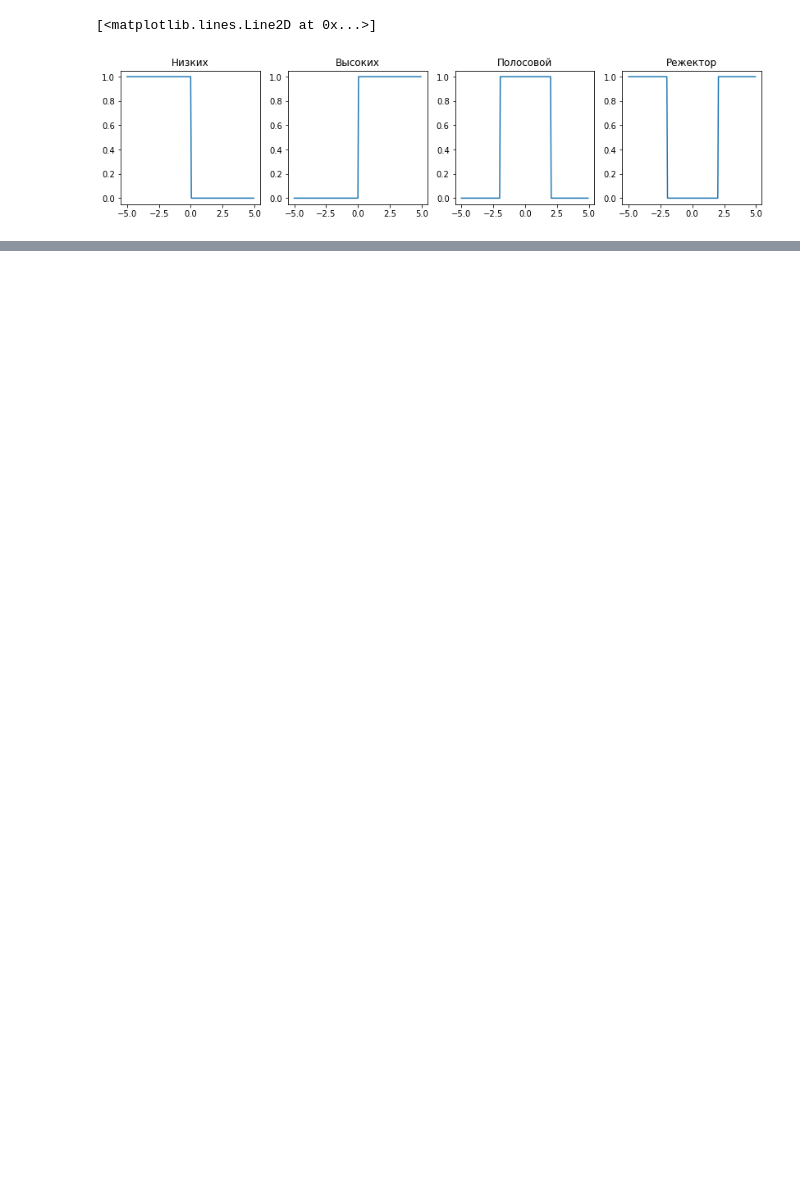
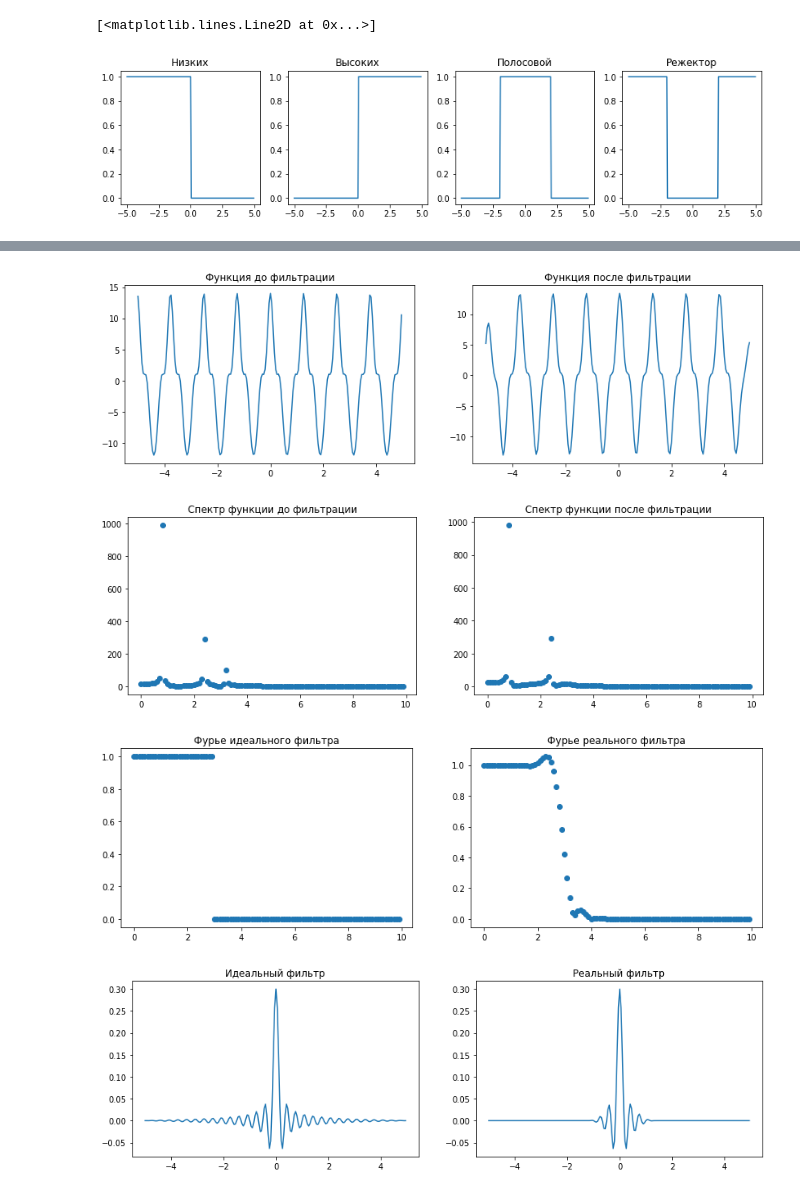
Before and after one commit to BearingBall/methods-of-signal-proccessing, a Jupyter notebook: task3.ipynb, the cells around one changed output, grey strips where cells are left out. Cells and saved outputs as stored; diff of their text form; code cells hidden in the pictures; blank space fills up the shorter version.

```diff
--- a/task3.ipynb
+++ b/task3.ipynb
@@ -125,3 +152,10 @@ funcFiltr(x, testFunc1(x), fLowFreqRaw(w,2))
+# %%
+funcFiltr(x, testFunc1(x), fLowFreqRaw(w,3))
+# %% [output]
+[figure, added]
+[figure, added]
+[figure, added]
+[figure, added]
 # %%
 funcFiltr(x, testFunc1(x), fHighFreqRaw(w, 2))
 # %% [output]
```
Also changed, not shown: parts of 9 cells of this notebook.
